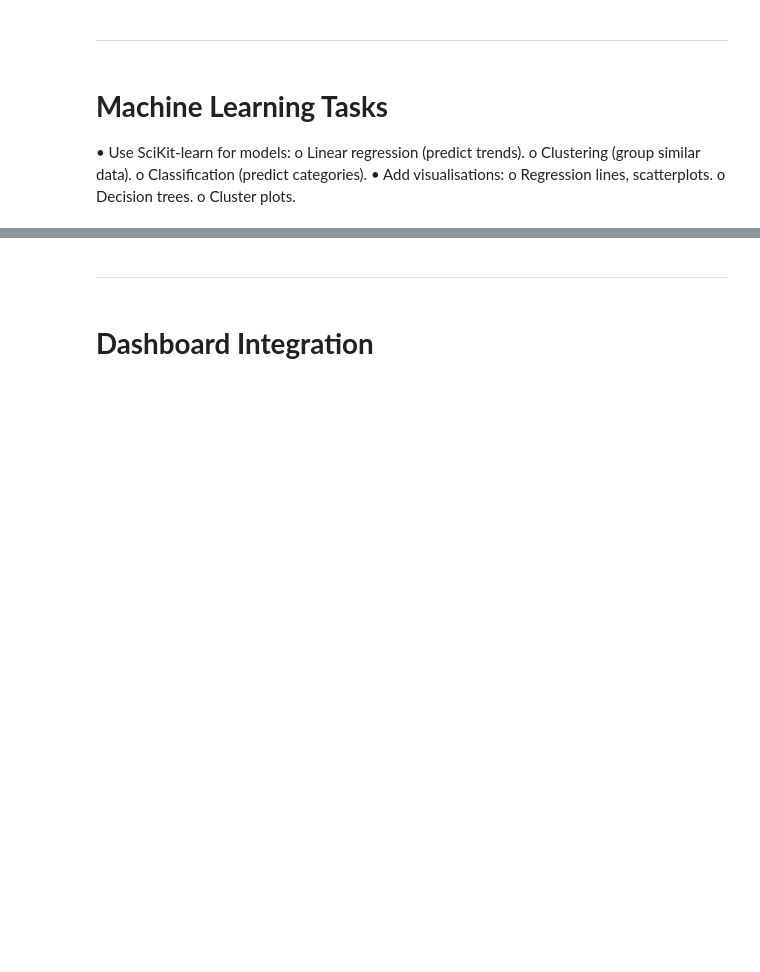
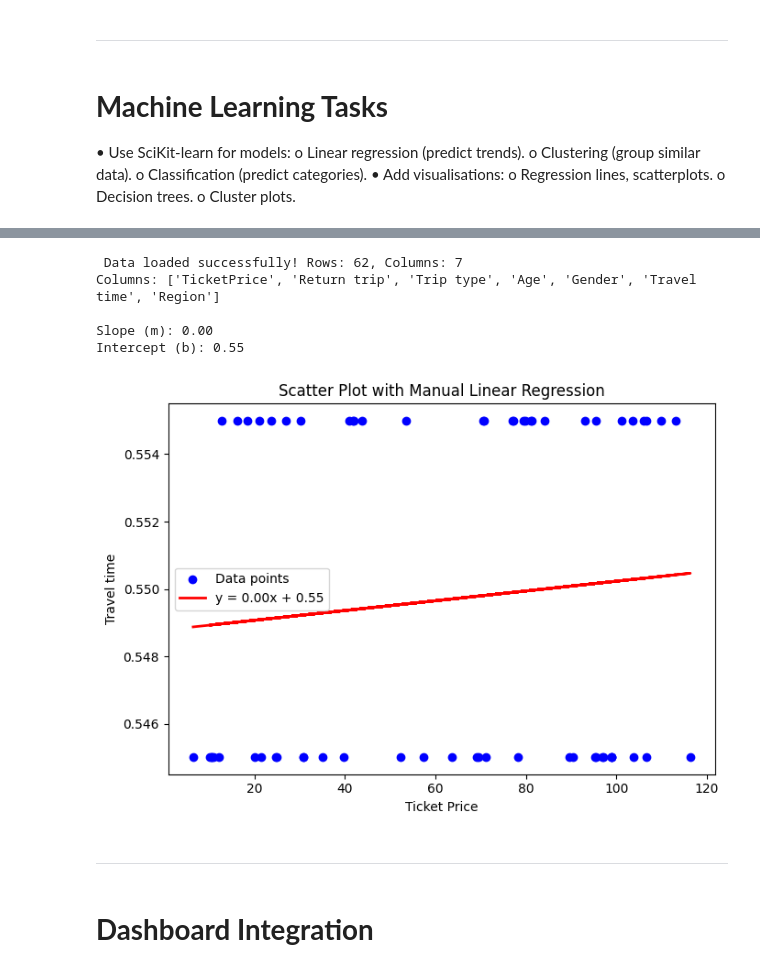
Before and after one commit to Tashaun33/Enigma-Excursions, a Jupyter notebook: jupyter_notebooks/Notebook_Template.ipynb, the cells around one changed output, grey strips where cells are left out. Saved outputs shown, nothing was run; the diff lists cells and outputs as text; code cells hidden in the pictures; blank space fills up the shorter version.

```diff
--- a/jupyter_notebooks/Notebook_Template.ipynb
+++ b/jupyter_notebooks/Notebook_Template.ipynb
@@ -489,3 +397,53 @@ o	Cluster plots.
+# %%
+import pandas as pd
+import matplotlib.pyplot as plt
+import numpy as np
+
+# === Step 1:
+file_path = 'C:/Users/mr01w/Desktop/Enigma Excursions/Enigma-Excursions/data/processed/clean-elite/Book4f-elite.csv'
+df = pd.read_csv(file_path)
+
+print(f" Data loaded successfully! Rows: {len(df)}, Columns: {len(df.columns)}")
+print("Columns:", list(df.columns))
+
+x = df['TicketPrice']
+y = df['Travel time']
+
+
+mask = ~x.isna() & ~y.isna()
+x = x[mask]
+y = y[mask]
+
+# === Step 3:
+x_mean = np.mean(x)
+y_mean = np.mean(y)
+
+m = np.sum((x - x_mean) * (y - y_mean)) / np.sum((x - x_mean) ** 2)
+b = y_mean - m * x_mean
+
+print(f"\nSlope (m): {m:.2f}")
+print(f"Intercept (b): {b:.2f}")
+
+y_pred = m * x + b
+
+# === Step 5:
+plt.figure(figsize=(7, 5))
+plt.scatter(x, y, color="blue", label="Data points")
+plt.plot(x, y_pred, color="red", linewidth=2, label=f"y = {m:.2f}x + {b:.2f}")
+
+plt.xlabel("Ticket Price")
+plt.ylabel("Travel time")
+plt.title("Scatter Plot with Manual Linear Regression")
+plt.legend()
+plt.tight_layout()
+plt.show()
+# %% [output]
+ Data loaded successfully! Rows: 62, Columns: 7
+Columns: ['TicketPrice', 'Return trip', 'Trip type', 'Age', 'Gender', 'Travel time', 'Region']
+
+Slope (m): 0.00
+Intercept (b): 0.55
+[figure, added]
 # %% [markdown]
 ---
 # %% [markdown]
```
Also changed, not shown: parts of 37 cells of this notebook, 1 other file.
